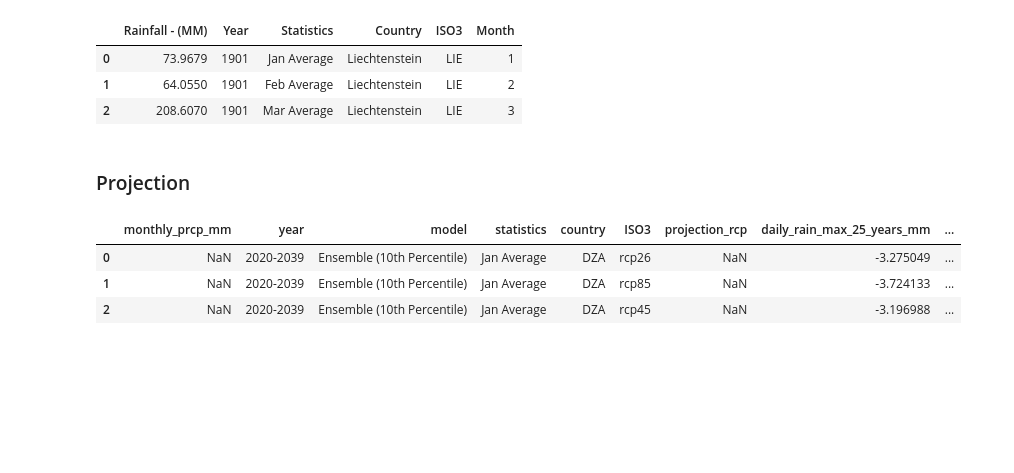
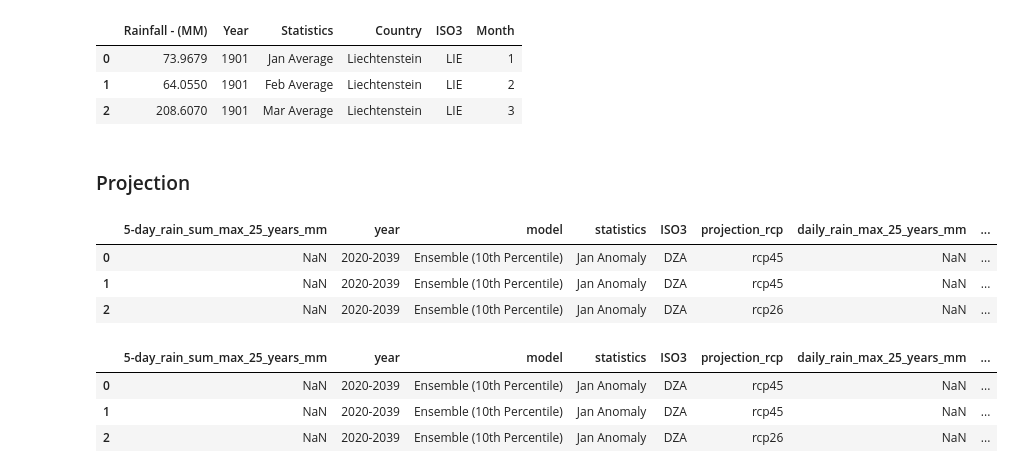
Before and after one commit to dataforgoodfr/batch8_worldbank, a Jupyter notebook: model_innondations/notebook/spark_pipeline_06a_cleaning_climateknowledgeportal.ipynb, the cells around one changed output. Drawn from its saved outputs; the diff is of its cells as text; code cells hidden in the pictures; blank space fills up the shorter version.

Commit message:
Agregation of projection

```diff
--- a/model_innondations/notebook/spark_pipeline_06a_cleaning_climateknowledgeportal.ipynb
+++ b/model_innondations/notebook/spark_pipeline_06a_cleaning_climateknowledgeportal.ipynb
@@ -137,31 +206,47 @@ df_pred.head(3)
 # %% [markdown]
 ### Projection
+# %%
+df_pred = pd.DataFrame()
+for filename in tqdm(glob.glob(DATASET_FOLDER + 'projection_precipitation/*.csv')):
+    df = pd.read_csv(filename, low_memory=False)
+    df_pred = df_pred.append(df)
+rename = {
+     'Monthly Precipitation - (MM)' : 'monthly_prcp_mm',
+    'Year' : 'year',
+    'Model' : 'model',
+    'Statistics' : 'statistics',
+    'ISO3' : 'ISO3',
+    'RCP' : 'projection_rcp',
+    'Largest Single Day Rainfall - (MM)' :                                                'largest_single_day_rain_mm',
+    'Largest 5-day Cumulative Rainfall - (MM)' :                                          'largest_5-day_rain_sum_mm',
+    'Expected Daily Rainfall Maximum in 10 Years (10-yr Return Level) - (MM)' :           'daily_rain_max_10_years_mm',
+    'Expected Daily Rainfall Maximum in 25 Years (25-yr Return Level) - (MM)' :           'daily_rain_max_25_years_mm',
+    'Expected 5-day Cumulative Rainfall Maximum in 10 Years (10-yr Return Level) - (MM)' :'5-day_rain_sum_max_10_years_mm',
+    'Expected 5-day Cumulative Rainfall Maximum in 25 Years (25-yr Return Level) - (MM)' :'5-day_rain_sum_max_25_years_mm',
+    'Expected Largest Monthly Rainfall Amount in 25 Years (25-yr Return Level) - (MM)' :  'largest_month_rain_25_years_mm',
+    'Expected Largest Monthly Rainfall Amount in 10 Years (10-yr Return Level) - (MM)' :  'largest_month_rain_10_years_mm',
+    'Number of Days with Rainfall > 20mm - (Days)' :                                      'nb_days_with_rain_>_20mm',
+    'Number of Days with Rainfall > 50mm - (Days)' :                                      'nb_days_with_rain_>_50mm',
+    'Rainfall Amount from Very Wet Days - (Percentage)' :                                 'rain_from_very_wet_days_percent',
+    'Month':'month'
+}
+df_pred = df_pred.rename(columns=rename)
+df_pred.to_csv(f'{DATASET_FOLDER}projection_precipitation_clean_2020-12-01.csv', index=False)
+df_pred.head(3)
+# %% [output]
+|  | 5-day_rain_sum_max_25_years_mm | year | model | statistics | ISO3 | projection_rcp | daily_rain_max_25_years_mm | ... |
+| 0 | NaN | 2020-2039 | Ensemble (10th Percentile) | Jan Anomaly | DZA | rcp45 | NaN | ... |
+| 1 | NaN | 2020-2039 | Ensemble (10th Percentile) | Jan Anomaly | DZA | rcp45 | NaN | ... |
+| 2 | NaN | 2020-2039 | Ensemble (10th Percentile) | Jan Anomaly | DZA | rcp26 | NaN | ... |
 # %%
-df_pred = pd.DataFrame()
-for filename in tqdm(glob.glob(DATASET_FOLDER + 'projection_precipitation/*.csv')):
-    df = pd.read_csv(filename, low_memory=False)
-    df_pred = df_pred.append(df)
-rename = ['monthly_prcp_mm', 'year', 'model', 'statistics',
-       'country', 'ISO3', 'projection_rcp',
-       'daily_rain_max_25_years_mm',
-       'largest_single_day_rain_mm',
-       'daily_rain_max_10_years_mm',
-       '5-day_rain_sum_max_10_years_mm',
-       'rain_from_very_wet_days_percent',
-       'largest_5-day_rain_sum_mm',
-       'largest_month_rain_25_years_mm',
-       'nb_days_with_rain_>_50mm',
-       'nb_days_with_rain_>_20mm',
-       'largest_month_rain_10_years_mm',
-       'month']
-df_pred.columns = rename
-df_pred.to_csv(f'{DATASET_FOLDER}../projection_precipitation_clean_2020-12-01.csv', index=False)
+df_pred = df_pred.rename(columns=rename)
+df_pred.to_csv(f'{DATASET_FOLDER}projection_precipitation_clean_2020-12-01.csv', index=False)
 df_pred.head(3)
 # %% [output]
-|  | monthly_prcp_mm | year | model | statistics | country | ISO3 | projection_rcp | daily_rain_max_25_years_mm | ... |
-| 0 | NaN | 2020-2039 | Ensemble (10th Percentile) | Jan Average | DZA | rcp26 | NaN | -3.275049 | ... |
-| 1 | NaN | 2020-2039 | Ensemble (10th Percentile) | Jan Average | DZA | rcp85 | NaN | -3.724133 | ... |
-| 2 | NaN | 2020-2039 | Ensemble (10th Percentile) | Jan Average | DZA | rcp45 | NaN | -3.196988 | ... |
+|  | 5-day_rain_sum_max_25_years_mm | year | model | statistics | ISO3 | projection_rcp | daily_rain_max_25_years_mm | ... |
+| 0 | NaN | 2020-2039 | Ensemble (10th Percentile) | Jan Anomaly | DZA | rcp45 | NaN | ... |
+| 1 | NaN | 2020-2039 | Ensemble (10th Percentile) | Jan Anomaly | DZA | rcp45 | NaN | ... |
+| 2 | NaN | 2020-2039 | Ensemble (10th Percentile) | Jan Anomaly | DZA | rcp26 | NaN | ... |
 # %%
 len(df_pred)
 # %% [output]
```
Also changed, not shown: parts of 22 cells of this notebook, 2 other files.
